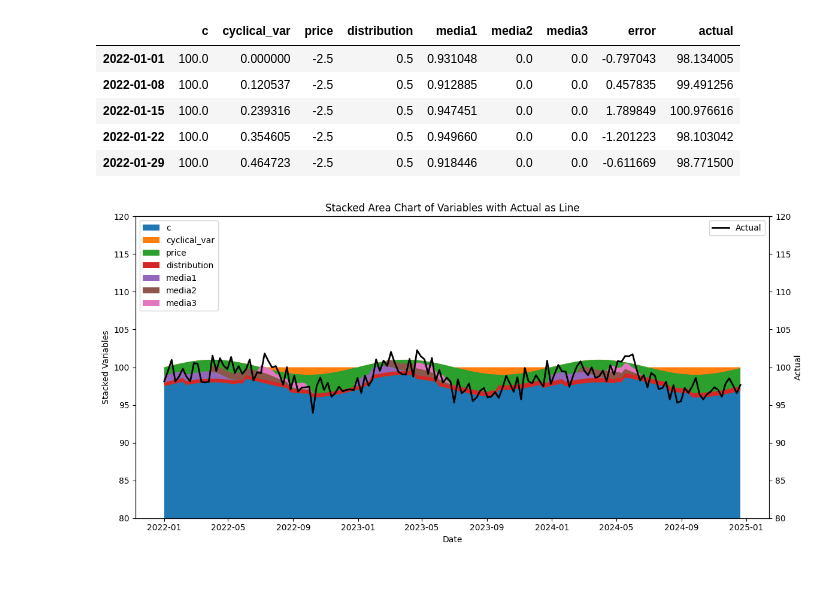
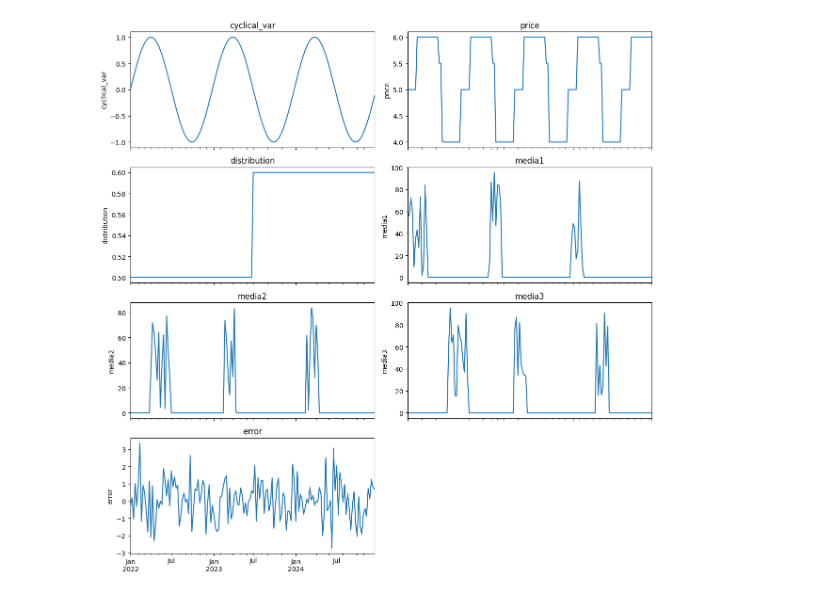
Before and after one commit to jackbowley/MMM, a Jupyter notebook: CreateDataSet.ipynb, the cells around one changed output. Saved outputs shown, nothing was run; the diff lists cells and outputs as text; code cells hidden in the pictures.

```diff
--- a/CreateDataSet.ipynb
+++ b/CreateDataSet.ipynb
@@ -269,19 +79,6 @@ plot_transformed_vs_raw(df_data['media1'].values, media1_transformed, xlabel='Ra
-# %%
-# Example usage:
-df_trans, df_values = create_transformed_tables(df_data, df_var_spec)
-# df_trans.head()
-
-df_values.head()
-# %% [output]
-|  | c | cyclical_var | price | distribution | media1 | media2 | media3 | error | actual |
-| 2022-01-01 | 100.0 | 0.000000 | -2.5 | 0.5 | 0.931048 | 0.0 | 0.0 | -0.797043 | 98.134005 |
-| 2022-01-08 | 100.0 | 0.120537 | -2.5 | 0.5 | 0.912885 | 0.0 | 0.0 | 0.457835 | 99.491256 |
-| 2022-01-15 | 100.0 | 0.239316 | -2.5 | 0.5 | 0.947451 | 0.0 | 0.0 | 1.789849 | 100.976616 |
-| 2022-01-22 | 100.0 | 0.354605 | -2.5 | 0.5 | 0.949660 | 0.0 | 0.0 | -1.201223 | 98.103042 |
-| 2022-01-29 | 100.0 | 0.464723 | -2.5 | 0.5 | 0.918446 | 0.0 | 0.0 | -0.611669 | 98.771500 |
-# %%
-plot_stacked_area_with_actual(df_values, y_axis_min=80, y_axis_max=120)
-# %% [output]
-[figure, removed]
+# %%
+plot_data_set(df_data)
+# %% [output]
+[figure, added]
 # %%
 import os
```
Also changed, not shown: parts of 13 cells of this notebook, 14 other files.
